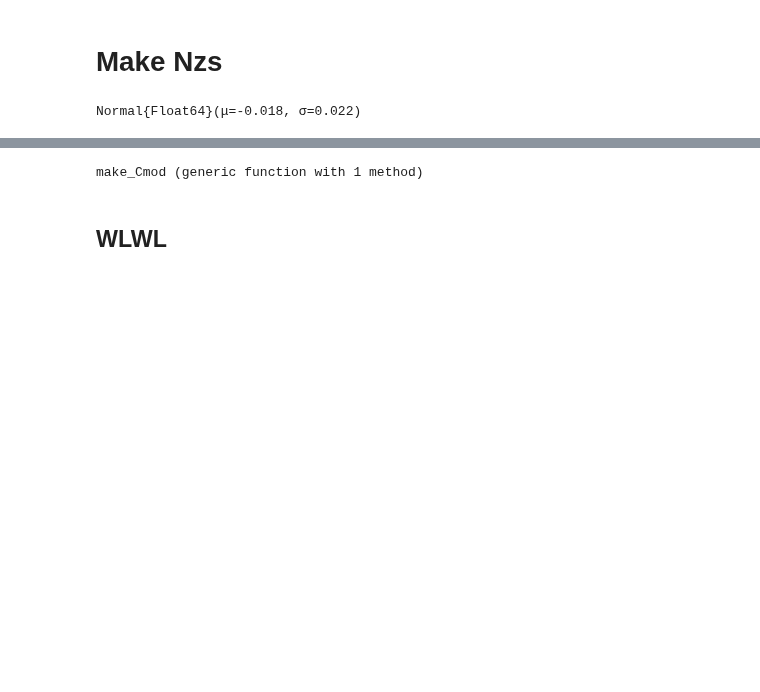
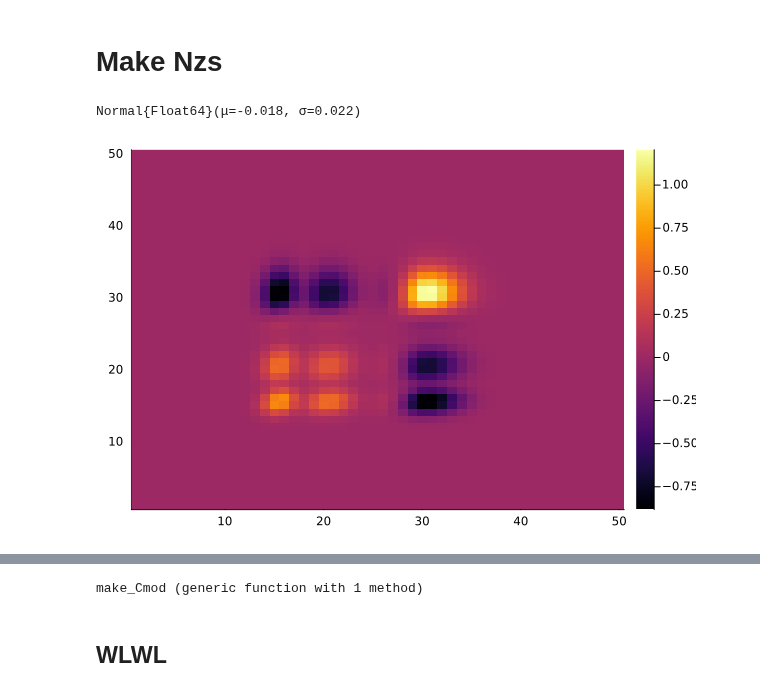
Before and after one commit to JaimeRZP/3x2_analytical, a Jupyter notebook: nz_tpt.ipynb, the cells around one changed output, grey strips where cells are left out. Drawn from its saved outputs; the diff is of its cells as text; code cells hidden in the pictures; blank space fills up the shorter version.

```diff
--- a/nz_tpt.ipynb
+++ b/nz_tpt.ipynb
@@ -115,3 +110,10 @@ nzs_DESgc__1 = make_nzs(files_gcgc["nz_DESgc__1"][1], files_gcgc["nz_DESgc__1"][
 nzs_DESgc__2 = make_nzs(files_gcgc["nz_DESgc__2"][1], files_gcgc["nz_DESgc__2"][2], DESgc__2_dz)
 nzs_DESgc__3 = make_nzs(files_gcgc["nz_DESgc__3"][1], files_gcgc["nz_DESgc__3"][2], DESgc__3_dz)
 nzs_DESgc__4 = make_nzs(files_gcgc["nz_DESgc__4"][1], files_gcgc["nz_DESgc__4"][2], DESgc__4_dz);
+# %%
+nz_DESgc__0_m = mean(nzs_DESgc__0; dims=2)
+nz_DESgc__0_cov = cov(nzs_DESgc__0; dims=2);
+# %%
+heatmap(nz_DESgc__0_cov[1:50, 1:50])
+# %% [output]
+[figure, added]
```
Also changed, not shown: parts of 14 cells of this notebook.
